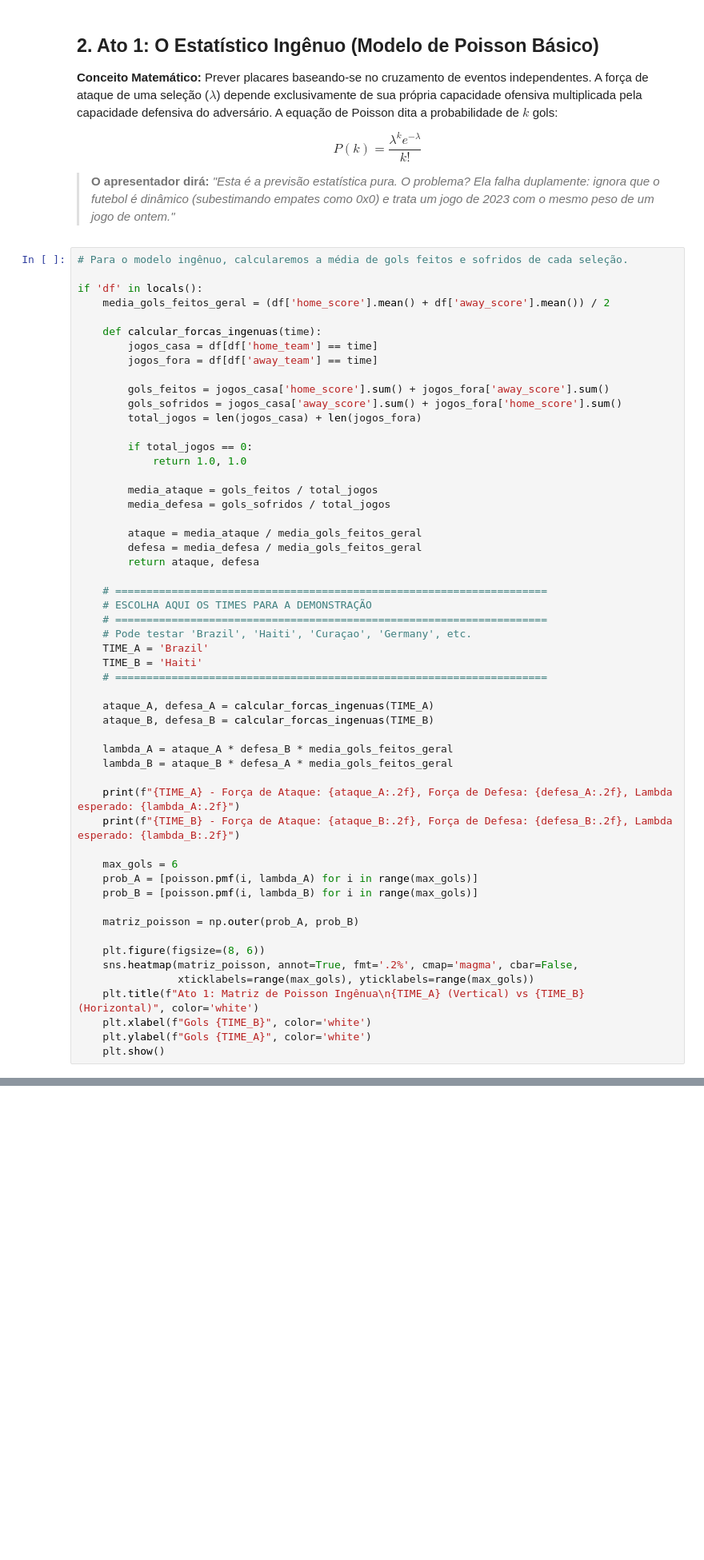
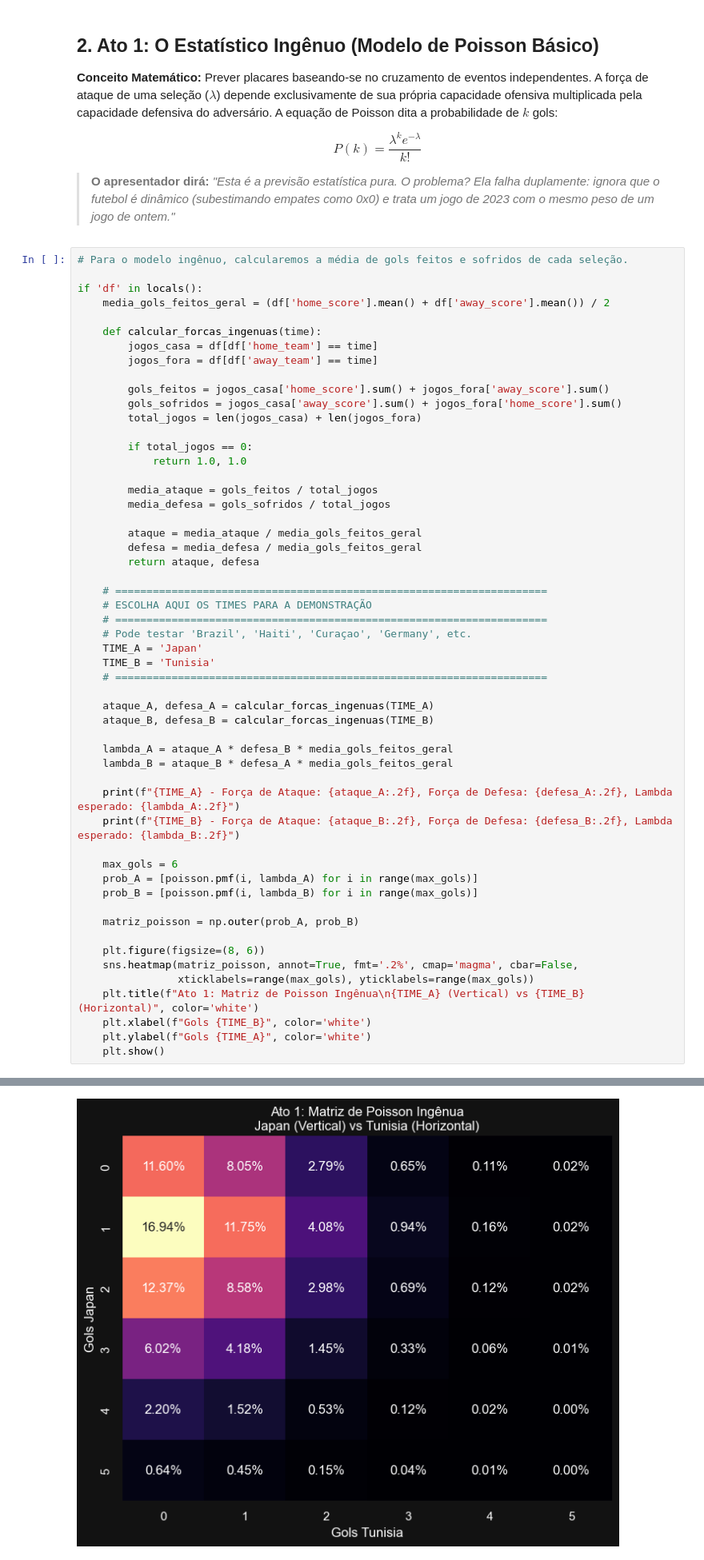
Before and after one commit to Brecz/copa, a Jupyter notebook: copa/seminario_copa_2026_completo.ipynb, the cells around one changed output, grey strips where cells are left out. Shown at 80% size. Saved outputs shown, nothing was run; the diff lists cells and outputs as text; blank space fills up the shorter version.

```diff
--- a/copa/seminario_copa_2026_completo.ipynb
+++ b/copa/seminario_copa_2026_completo.ipynb
@@ -76,8 +78,8 @@ if 'df' in locals():
     # ESCOLHA AQUI OS TIMES PARA A DEMONSTRAÇÃO
     # =====================================================================
     # Pode testar 'Brazil', 'Haiti', 'Curaçao', 'Germany', etc.
-    TIME_A = 'Brazil'
-    TIME_B = 'Haiti'
+    TIME_A = 'Japan'
+    TIME_B = 'Tunisia'
     # =====================================================================
 
     ataque_A, defesa_A = calcular_forcas_ingenuas(TIME_A)
@@ -102,3 +104,4 @@ if 'df' in locals():
     plt.xlabel(f"Gols {TIME_B}", color='white')
     plt.ylabel(f"Gols {TIME_A}", color='white')
     plt.show()
+# %% [output]
@@ -105,3 +110,4 @@ if 'df' in locals():
+[figure, added]
 # %% [markdown]
 ## 3. Ato 2: O Acadêmico Rigoroso (Dixon-Coles Vetorizado)
 
```
Also changed, not shown: parts of 5 cells of this notebook, 4 other files.
